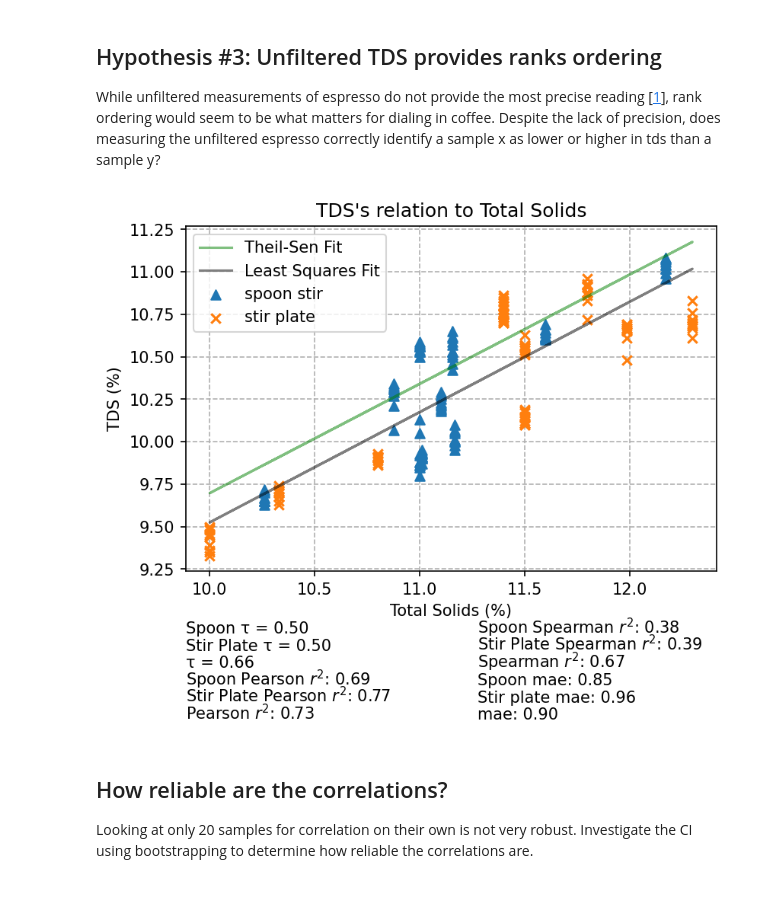
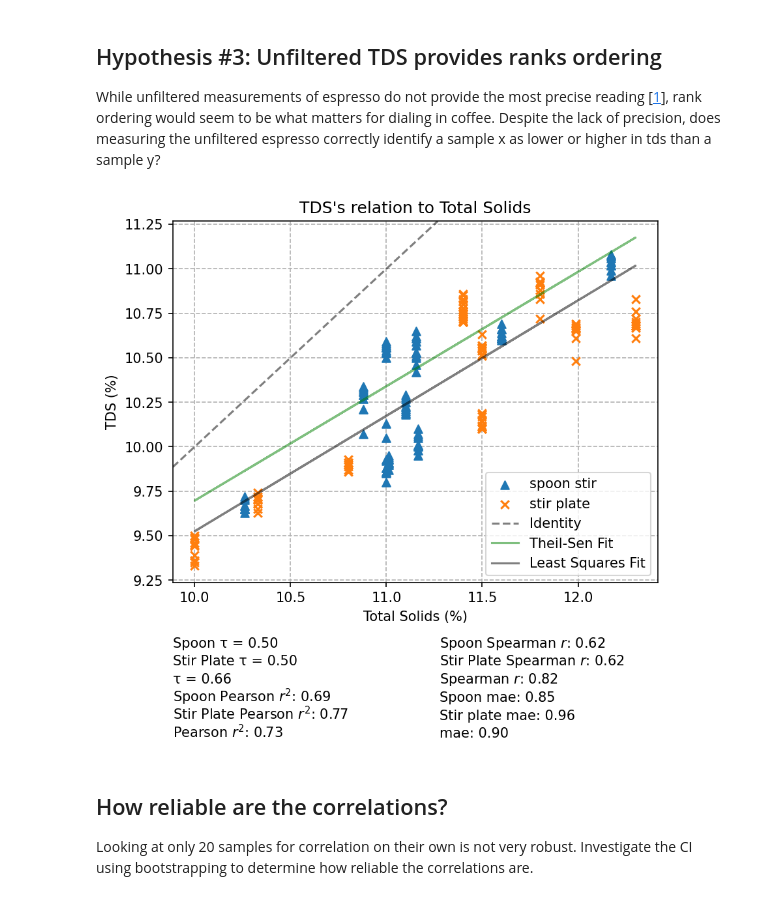
Before and after one commit to badisa/optpresso, a Jupyter notebook: notebooks/impact-of-stirring-on-tds.ipynb, the cells around one changed output. Saved outputs shown, nothing was run; the diff lists cells and outputs as text; code cells hidden in the pictures.

```diff
--- a/notebooks/impact-of-stirring-on-tds.ipynb
+++ b/notebooks/impact-of-stirring-on-tds.ipynb
@@ -213,7 +221,7 @@ with NamedTemporaryFile(suffix=".csv") as temp:
     df = pd.read_csv(temp.name)
 # Clean up the CSV file.
 for char in [" ", "(", ")", "%", "/", "\\", '"']:
-    df.columns = df.columns.str.strip().str.lower().str.replace(char, "")
+    df.columns = df.columns.str.strip().str.lower().str.replace(char, "", regex=False)
 df = df[df["grinder"].astype(bool)][df["grindersetting"].astype(bool)]
 # Only look at data with TDS values and ratings
 df = df.assign(extraction_yield=(df.tds * df.output) / df.coffeegrams)
@@ -603,38 +611,39 @@ for run in [1]:
         "Spoon Pearson $r^2$: {:.2f}": [pears["spoon stir"][0] ** 2],
         "Stir Plate Pearson $r^2$: {:.2f}": [pears["stir plate"][0] ** 2],
         "Pearson $r^2$: {:.2f}": [pearsonr(all_x, all_y)[0] ** 2],
-        "Spoon Spearman $r^2$: {:.2f}": [spears["spoon stir"][0] ** 2],
-        "Stir Plate Spearman $r^2$: {:.2f}": [spears["stir plate"][0] ** 2],
-        "Spearman $r^2$: {:.2f}": [spearmanr(all_x, all_y)[0] ** 2],
+        "Spoon Spearman $r$: {:.2f}": [spears["spoon stir"][0]],
+        "Stir Plate Spearman $r$: {:.2f}": [spears["stir plate"][0]],
+        "Spearman $r$: {:.2f}": [spearmanr(all_x, all_y)[0]],
         "Spoon mae: {:.2f}": [maes["spoon stir"]],
         "Stir plate mae: {:.2f}": [maes["stir plate"]],
         "mae: {:.2f}": [mean_absolute_error(all_x, all_y)],
     }
     for i, (name, stat) in enumerate(model_stats.items()):
         if i < len(model_stats) // 2:
             x_val = 0.0
         else:
             x_val = 0.55
             i -= len(model_stats) // 2
         plt.annotate(
             name.format(*stat), (x_val, -0.18 - 0.05 * i), xycoords="axes fraction"
         )
     res = theilslopes(all_y, all_x, 0.9)
     lsq_res = linregress(all_x, all_y)
+    plt.axline([min(all_x)] * 2, slope=1, linestyle="--", c="black", label="Identity", alpha=0.5)
     plt.plot(all_x, res[1] + res[0] * all_x, label="Theil-Sen Fit", alpha=0.5, c="g")
     plt.plot(
         all_x,
         lsq_res[1] + lsq_res[0] * all_x,
         label="Least Squares Fit",
         c="black",
         alpha=0.5,
     )
     plt.grid(True, linestyle="--")
     plt.title(f"TDS's relation to Total Solids")
     plt.legend()
     plt.show()
 # %% [output]
-[figure, old version]
+[figure, new version]
 # %% [markdown]
 ## How reliable are the correlations?
 
```
Also changed, not shown: parts of 13 cells of this notebook.
